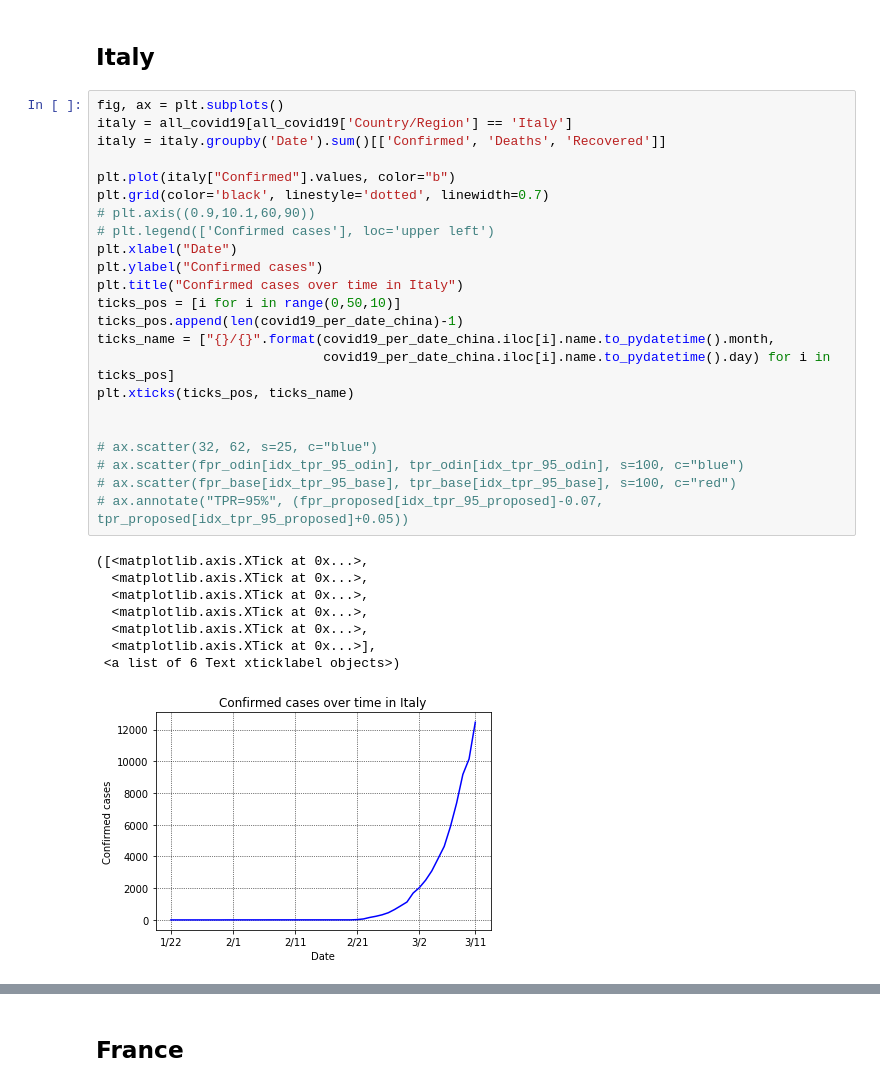
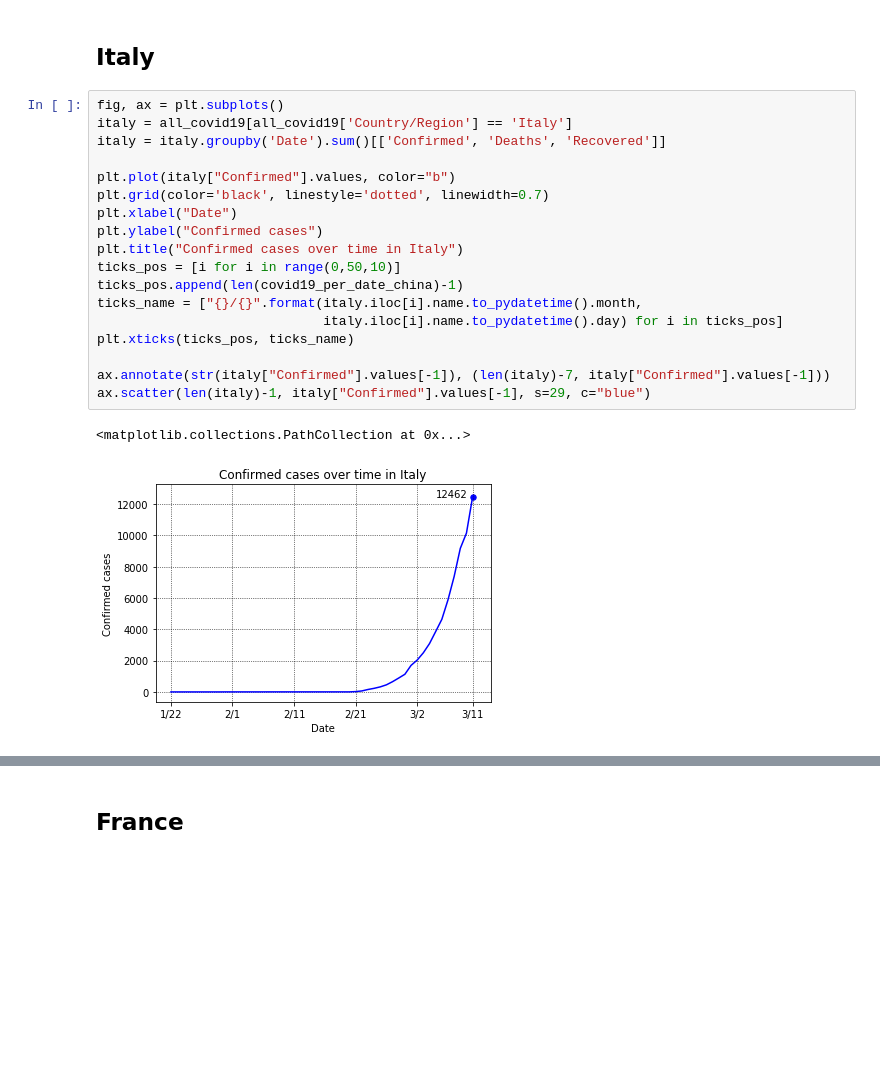
Before and after one commit to paaatcha/covid-19, a Jupyter notebook: analysis.ipynb, the cells around one changed output, grey strips where cells are left out. Drawn from its saved outputs; the diff is of its cells as text; blank space fills up the shorter version.

```diff
--- a/analysis.ipynb
+++ b/analysis.ipynb
@@ -290,35 +292,24 @@ no_death.drop(columns=['PercDeath', 'Population'])
 # %%
 fig, ax = plt.subplots()
 italy = all_covid19[all_covid19['Country/Region'] == 'Italy']
 italy = italy.groupby('Date').sum()[['Confirmed', 'Deaths', 'Recovered']]
 
 plt.plot(italy["Confirmed"].values, color="b")
 plt.grid(color='black', linestyle='dotted', linewidth=0.7)
-# plt.axis((0.9,10.1,60,90))
-# plt.legend(['Confirmed cases'], loc='upper left')
 plt.xlabel("Date")
 plt.ylabel("Confirmed cases")
 plt.title("Confirmed cases over time in Italy")
 ticks_pos = [i for i in range(0,50,10)]
 ticks_pos.append(len(covid19_per_date_china)-1)
-ticks_name = ["{}/{}".format(covid19_per_date_china.iloc[i].name.to_pydatetime().month,
-                             covid19_per_date_china.iloc[i].name.to_pydatetime().day) for i in ticks_pos]
+ticks_name = ["{}/{}".format(italy.iloc[i].name.to_pydatetime().month,
+                             italy.iloc[i].name.to_pydatetime().day) for i in ticks_pos]
 plt.xticks(ticks_pos, ticks_name)
 
-
-# ax.scatter(32, 62, s=25, c="blue")
-# ax.scatter(fpr_odin[idx_tpr_95_odin], tpr_odin[idx_tpr_95_odin], s=100, c="blue")
-# ax.scatter(fpr_base[idx_tpr_95_base], tpr_base[idx_tpr_95_base], s=100, c="red")
-# ax.annotate("TPR=95%", (fpr_proposed[idx_tpr_95_proposed]-0.07, tpr_proposed[idx_tpr_95_proposed]+0.05))
+ax.annotate(str(italy["Confirmed"].values[-1]), (len(italy)-7, italy["Confirmed"].values[-1]))
+ax.scatter(len(italy)-1, italy["Confirmed"].values[-1], s=29, c="blue")
 # %% [output]
-([<matplotlib.axis.XTick at 0x...>,
-  <matplotlib.axis.XTick at 0x...>,
-  <matplotlib.axis.XTick at 0x...>,
-  <matplotlib.axis.XTick at 0x...>,
-  <matplotlib.axis.XTick at 0x...>,
-  <matplotlib.axis.XTick at 0x...>],
- <a list of 6 Text xticklabel objects>)
+<matplotlib.collections.PathCollection at 0x...>
-[figure, old version]
+[figure, new version]
 # %%
 fig, ax = plt.subplots()
 x = italy[(italy["Confirmed"] > 2) & (italy["Confirmed"] < 1000)]['Confirmed']
```
Also changed, not shown: parts of 29 cells of this notebook, 8 other files.
